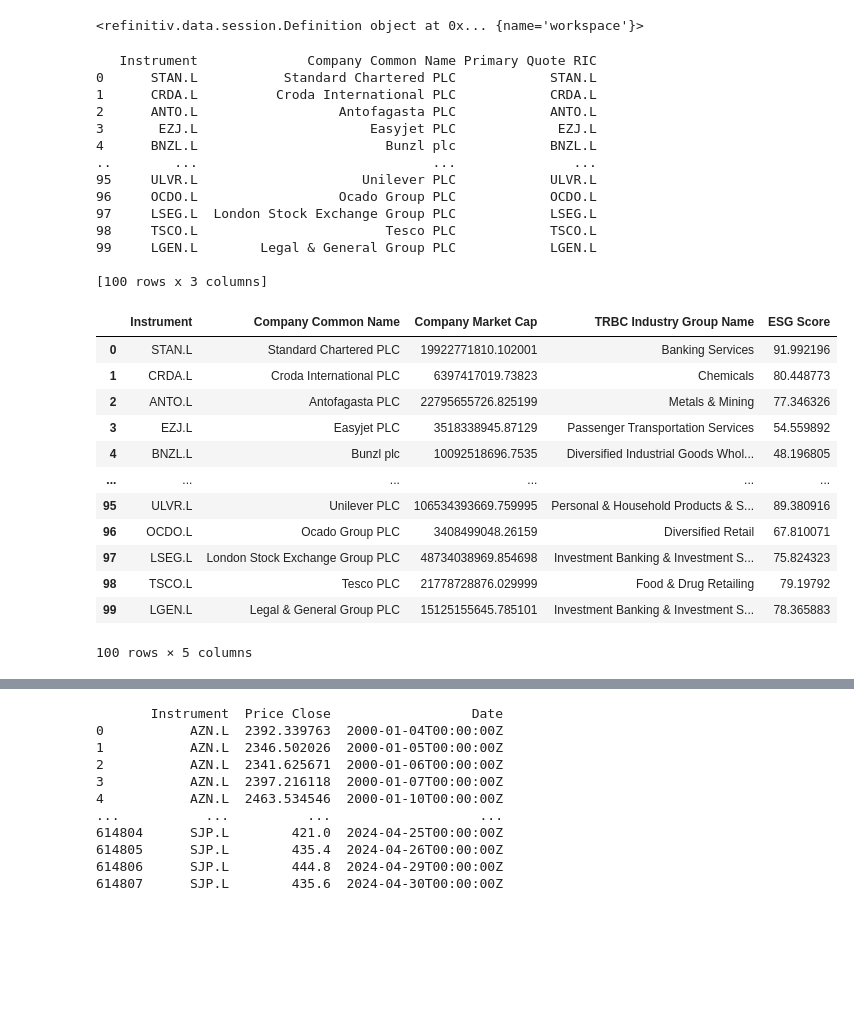
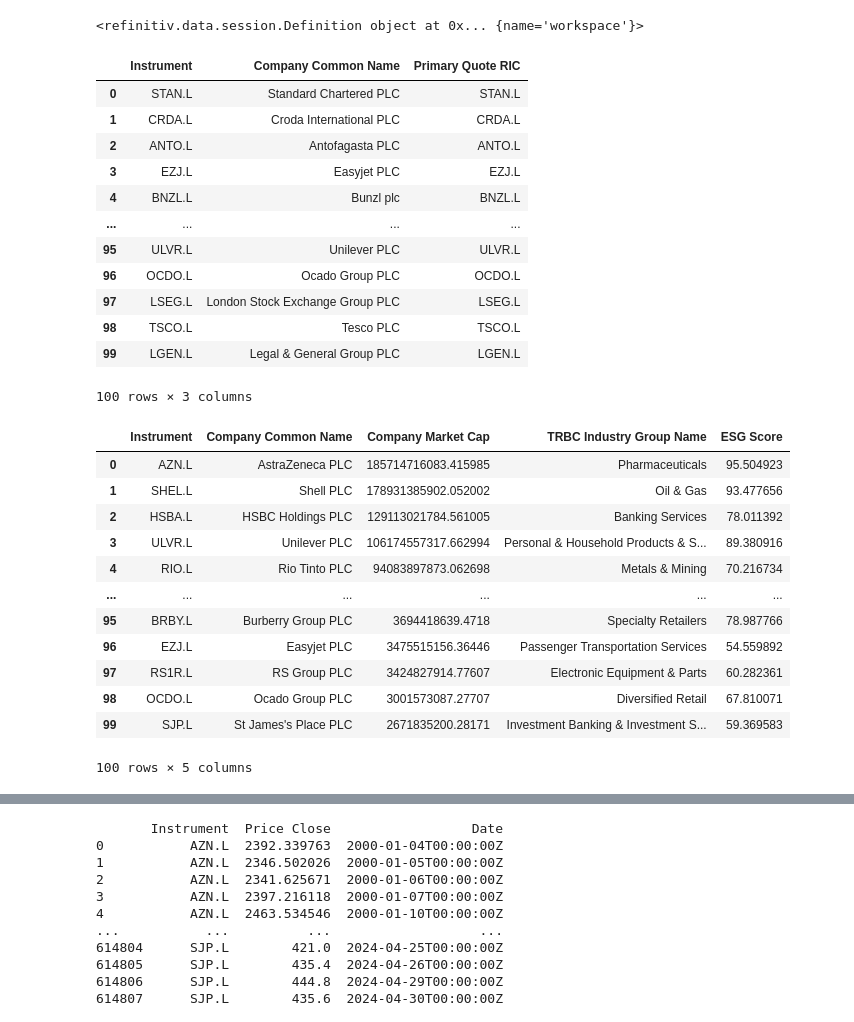
Before and after one commit to SambhavJain04/ESG_PortOpt, a Jupyter notebook: data.ipynb, the cells around one changed output, grey strips where cells are left out. Drawn from its saved outputs; the diff is of its cells as text; code cells hidden in the pictures; blank space fills up the shorter version.

```diff
--- a/data.ipynb
+++ b/data.ipynb
@@ -22,39 +21,42 @@ constituents_data = ek.get_data(
     fields=['TR.CommonName', 'TR.GICSSectorName', 'TR.PrimaryQuote']
 )[0]  # [0] to get the DataFrame from the result tuple
 
-print(constituents_data)
+constituents_data
 # %% [output]
+|  | Instrument | Company Common Name | Primary Quote RIC |
+| 0 | STAN.L | Standard Chartered PLC | STAN.L |
+| 1 | CRDA.L | Croda International PLC | CRDA.L |
+| 2 | ANTO.L | Antofagasta PLC | ANTO.L |
+| 3 | EZJ.L | Easyjet PLC | EZJ.L |
+| 4 | BNZL.L | Bunzl plc | BNZL.L |
+| ... | ... | ... | ... |
+| 95 | ULVR.L | Unilever PLC | ULVR.L |
+| 96 | OCDO.L | Ocado Group PLC | OCDO.L |
+| 97 | LSEG.L | London Stock Exchange Group PLC | LSEG.L |
+| 98 | TSCO.L | Tesco PLC | TSCO.L |
+| 99 | LGEN.L | Legal & General Group PLC | LGEN.L |
-   Instrument              Company Common Name Primary Quote RIC
-0      STAN.L           Standard Chartered PLC            STAN.L
-1      CRDA.L          Croda International PLC            CRDA.L
-2      ANTO.L                  Antofagasta PLC            ANTO.L
-3       EZJ.L                      Easyjet PLC             EZJ.L
-4      BNZL.L                        Bunzl plc            BNZL.L
-..        ...                              ...               ...
-95     ULVR.L                     Unilever PLC            ULVR.L
-96     OCDO.L                  Ocado Group PLC            OCDO.L
-97     LSEG.L  London Stock Exchange Group PLC            LSEG.L
-98     TSCO.L                        Tesco PLC            TSCO.L
-99     LGEN.L        Legal & General Group PLC            LGEN.L
-
-[100 rows x 3 columns]
+100 rows × 3 columns
 # %%
 ind_const, err = ek.get_data(
         instruments = constituents_data['Primary Quote RIC'].tolist(),
         fields = ['TR.CommonName','TR.CompanyMarketCap', "TR.TRBCIndustryGroup", "TR.TRESGScore"])
 
-ind_const
+# Applying the function
+top_per_sector = ind_const.sort_values(by=['Company Market Cap', 'ESG Score'], ascending=False).head(100)
+
+top_per_sector.reset_index(drop=True, inplace=True)
+top_per_sector
 # %% [output]
 |  | Instrument | Company Common Name | Company Market Cap | TRBC Industry Group Name | ESG Score |
-| 0 | STAN.L | Standard Chartered PLC | 19922771810.102001 | Banking Services | 91.992196 |
-| 1 | CRDA.L | Croda International PLC | 6397417019.73823 | Chemicals | 80.448773 |
-| 2 | ANTO.L | Antofagasta PLC | 22795655726.825199 | Metals & Mining | 77.346326 |
-| 3 | EZJ.L | Easyjet PLC | 3518338945.87129 | Passenger Transportation Services | 54.559892 |
-| 4 | BNZL.L | Bunzl plc | 10092518696.7535 | Diversified Industrial Goods Whol... | 48.196805 |
+| 0 | AZN.L | AstraZeneca PLC | 185714716083.415985 | Pharmaceuticals | 95.504923 |
+| 1 | SHEL.L | Shell PLC | 178931385902.052002 | Oil & Gas | 93.477656 |
+| 2 | HSBA.L | HSBC Holdings PLC | 129113021784.561005 | Banking Services | 78.011392 |
+| 3 | ULVR.L | Unilever PLC | 106174557317.662994 | Personal & Household Products & S... | 89.380916 |
+| 4 | RIO.L | Rio Tinto PLC | 94083897873.062698 | Metals & Mining | 70.216734 |
 | ... | ... | ... | ... | ... | ... |
-| 95 | ULVR.L | Unilever PLC | 106534393669.759995 | Personal & Household Products & S... | 89.380916 |
-| 96 | OCDO.L | Ocado Group PLC | 3408499048.26159 | Diversified Retail | 67.810071 |
-| 97 | LSEG.L | London Stock Exchange Group PLC | 48734038969.854698 | Investment Banking & Investment S... | 75.824323 |
-| 98 | TSCO.L | Tesco PLC | 21778728876.029999 | Food & Drug Retailing | 79.19792 |
-| 99 | LGEN.L | Legal & General Group PLC | 15125155645.785101 | Investment Banking & Investment S... | 78.365883 |
+| 95 | BRBY.L | Burberry Group PLC | 3694418639.4718 | Specialty Retailers | 78.987766 |
+| 96 | EZJ.L | Easyjet PLC | 3475515156.36446 | Passenger Transportation Services | 54.559892 |
+| 97 | RS1R.L | RS Group PLC | 3424827914.77607 | Electronic Equipment & Parts | 60.282361 |
+| 98 | OCDO.L | Ocado Group PLC | 3001573087.27707 | Diversified Retail | 67.810071 |
+| 99 | SJP.L | St James's Place PLC | 2671835200.28171 | Investment Banking & Investment S... | 59.369583 |
 100 rows × 5 columns
```
Also changed, not shown: parts of 2 cells of this notebook, 2 other files.
